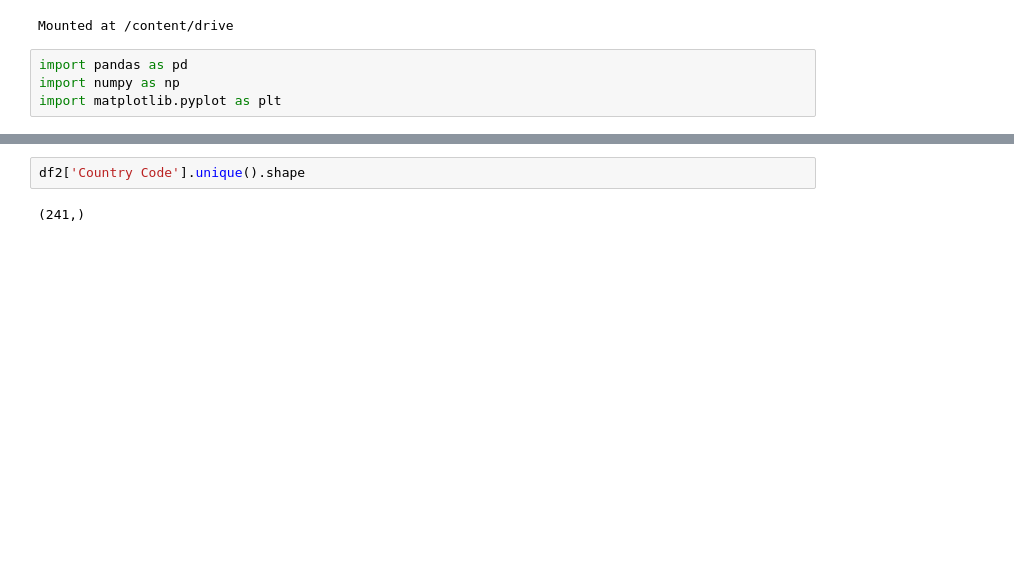
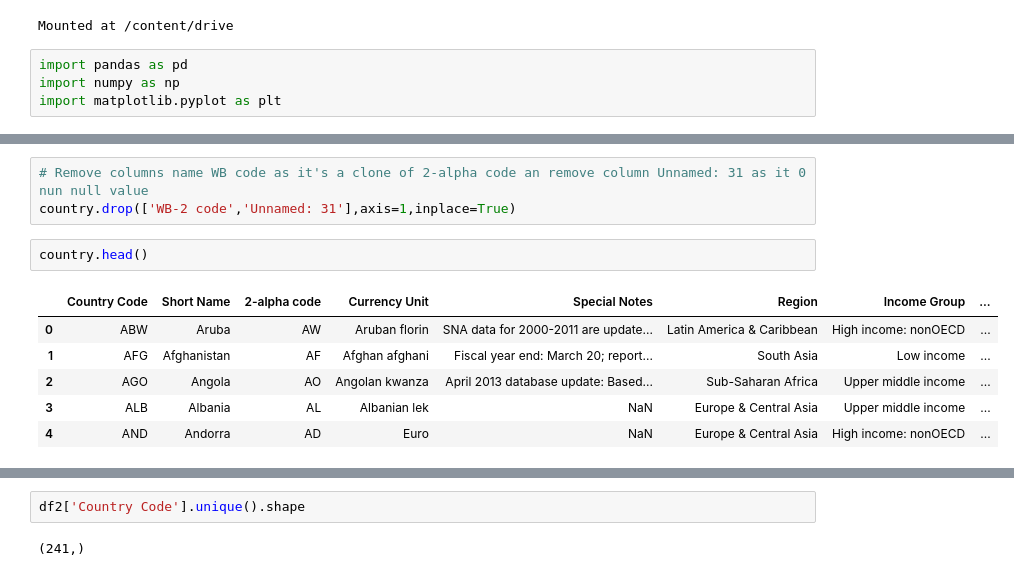
Before and after one commit to sksuman97/WorldBank-Global-Education-Analysis, a Jupyter notebook: Sumanta_Muduli_World_Bank_Global_Education_Analysis_Capstone_Project.ipynb, the cells around one changed output, grey strips where cells are left out. Cells and saved outputs as stored; diff of their text form; blank space fills up the shorter version.

```diff
--- a/Sumanta_Muduli_World_Bank_Global_Education_Analysis_Capstone_Project.ipynb
+++ b/Sumanta_Muduli_World_Bank_Global_Education_Analysis_Capstone_Project.ipynb
@@ -105,0 +241,12 @@ df2.shape
+# %%
+# Remove columns name WB code as it's a clone of 2-alpha code an remove column Unnamed: 31 as it 0 nun null value
+country.drop(['WB-2 code','Unnamed: 31'],axis=1,inplace=True)
+# %%
+country.head()
+# %% [output]
+|  | Country Code | Short Name | 2-alpha code | Currency Unit | Special Notes | Region | Income Group | ... |
+| 0 | ABW | Aruba | AW | Aruban florin | SNA data for 2000-2011 are update... | Latin America & Caribbean | High income: nonOECD | ... |
+| 1 | AFG | Afghanistan | AF | Afghan afghani | Fiscal year end: March 20; report... | South Asia | Low income | ... |
+| 2 | AGO | Angola | AO | Angolan kwanza | April 2013 database update: Based... | Sub-Saharan Africa | Upper middle income | ... |
+| 3 | ALB | Albania | AL | Albanian lek | NaN | Europe & Central Asia | Upper middle income | ... |
+| 4 | AND | Andorra | AD | Euro | NaN | Europe & Central Asia | High income: nonOECD | ... |
```
Also changed, not shown: parts of 45 cells of this notebook.
